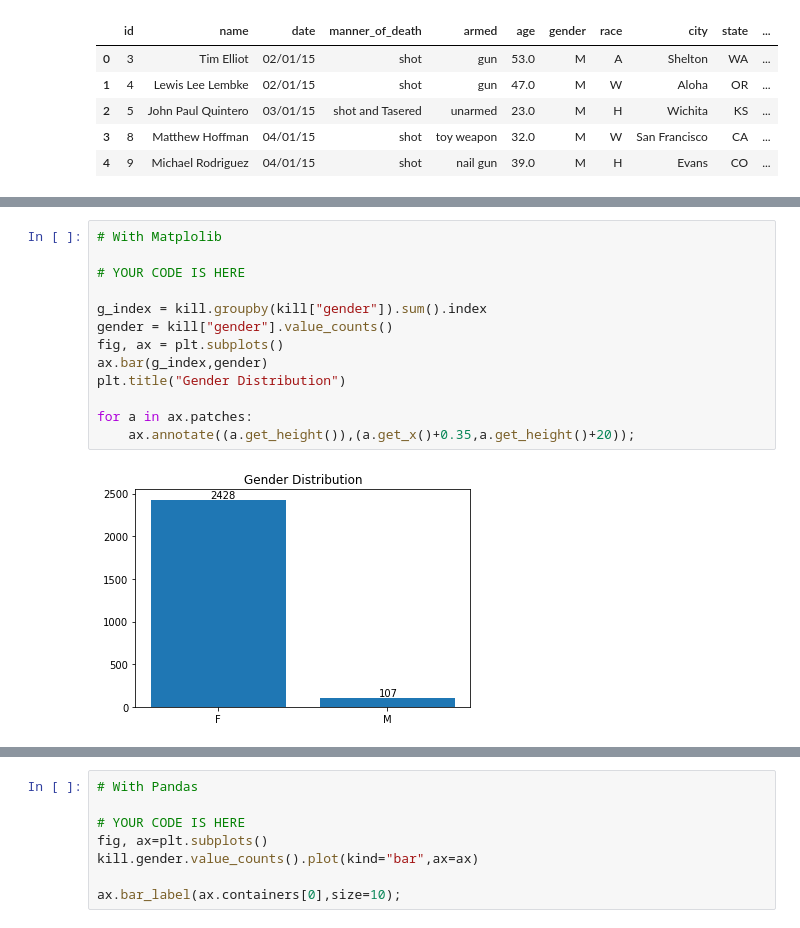
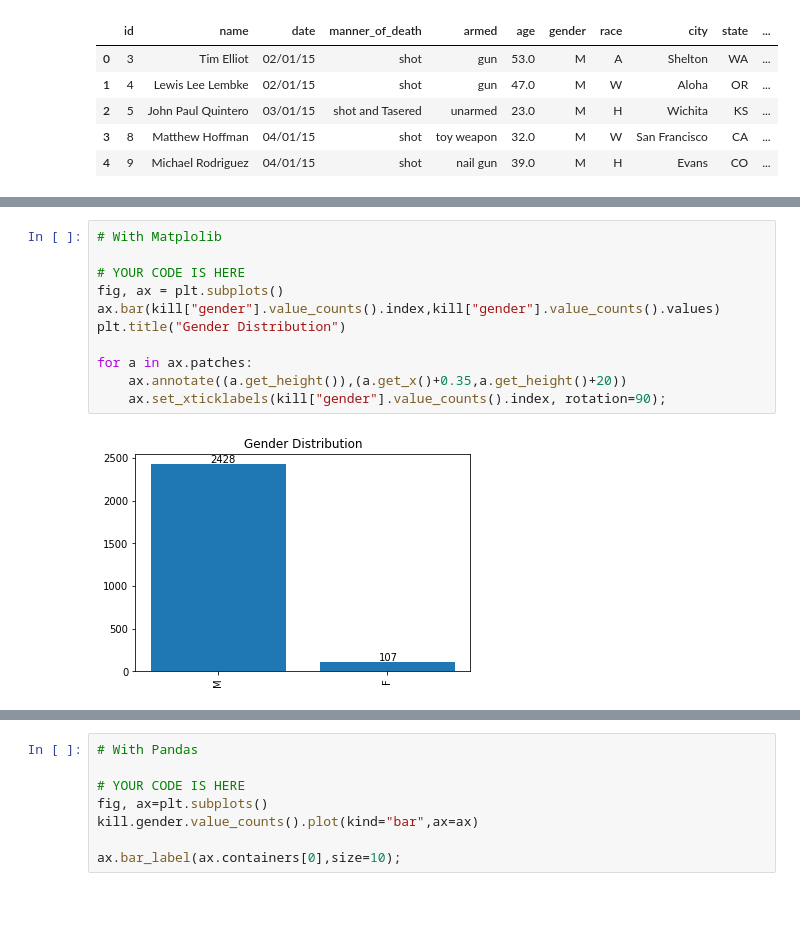
Before and after one commit to abdullahalistunca/DVwPy, a Jupyter notebook: Assignment-1 (PoliceKillingUS-Matplotlib)-Student.ipynb, the cells around one changed output, grey strips where cells are left out. Cells and saved outputs as stored; diff of their text form; blank space fills up the shorter version.

```diff
--- a/Assignment-1 (PoliceKillingUS-Matplotlib)-Student.ipynb
+++ b/Assignment-1 (PoliceKillingUS-Matplotlib)-Student.ipynb
@@ -203,18 +188,16 @@ Desired Output:
 # %%
 # With Matplolib
 
 # YOUR CODE IS HERE
-
-g_index = kill.groupby(kill["gender"]).sum().index
-gender = kill["gender"].value_counts()
 fig, ax = plt.subplots()
-ax.bar(g_index,gender)
+ax.bar(kill["gender"].value_counts().index,kill["gender"].value_counts().values)
 plt.title("Gender Distribution")
 
 for a in ax.patches:
-    ax.annotate((a.get_height()),(a.get_x()+0.35,a.get_height()+20));
+    ax.annotate((a.get_height()),(a.get_x()+0.35,a.get_height()+20))
+    ax.set_xticklabels(kill["gender"].value_counts().index, rotation=90);
 # %% [output]
-[figure, old version]
+[figure, new version]
 # %% [markdown]
 Desired Output:
 
```
Also changed, not shown: parts of 5 cells of this notebook.
